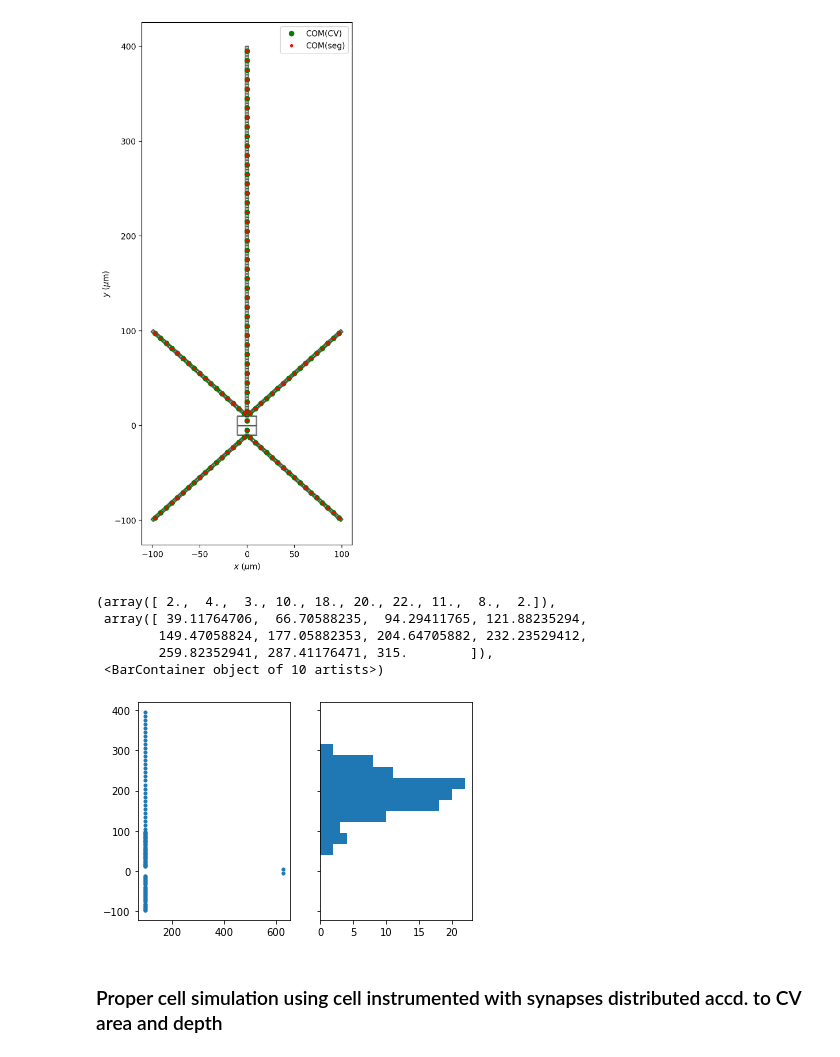
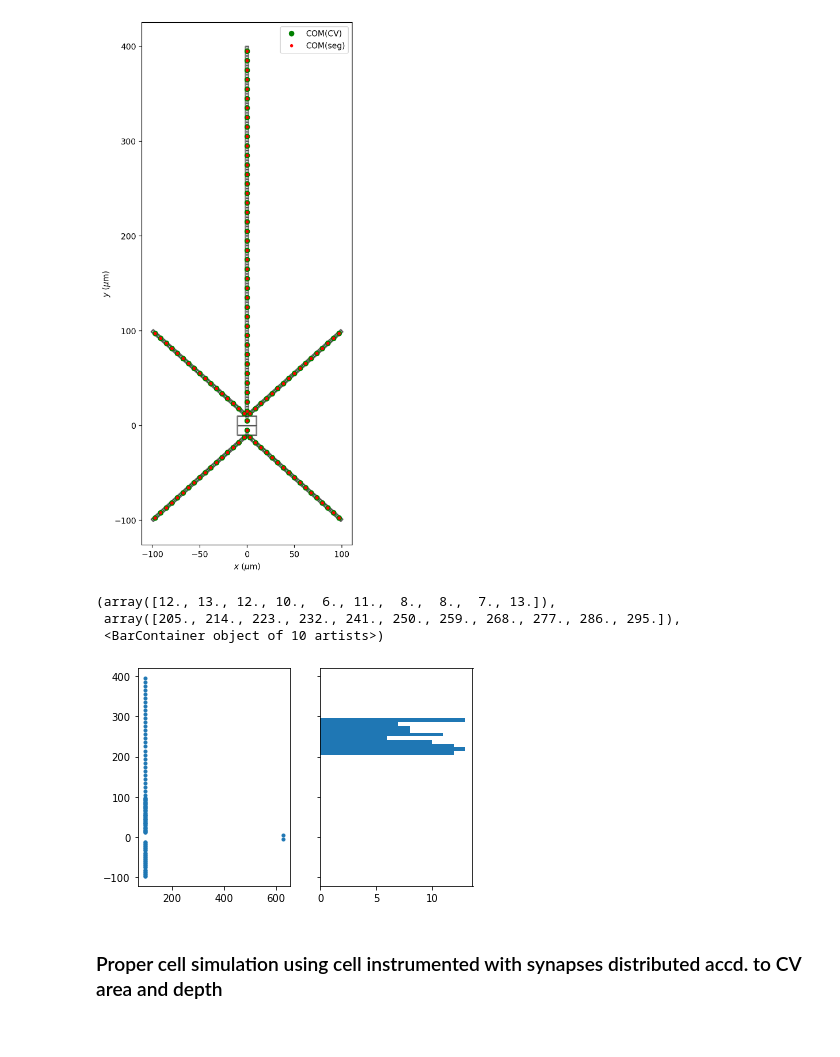
Before and after one commit to INM-6/hybridLFPy, a Jupyter notebook: examples/Example_Arbor_swc_hybridLFPy.ipynb, the cells around one changed output. Saved outputs shown, nothing was run; the diff lists cells and outputs as text; code cells hidden in the pictures.

```diff
--- a/examples/Example_Arbor_swc_hybridLFPy.ipynb
+++ b/examples/Example_Arbor_swc_hybridLFPy.ipynb
@@ -182,7 +182,12 @@ decor.discretization(policy)
 morphology = arbor.load_swc_arbor(morphology_file)
 
 # Label dictionary
-defs = {}
+defs = {
+    'soma': '(tag 1)',
+    'axon': '(tag 2)',
+    'dend': '(tag 3)',
+    'apic': '(tag 4)'
+}
 labels = arbor.label_dict(defs)
 # labels['all'] = '(all)'
 # %%
@@ -365,23 +418,29 @@ def get_rand_idx_area_and_distribution_norm(areas,
     return alias_method(np.arange(areas.size), p, n_syn)
 # %%
 # sanity check
+'''
 inds = get_rand_idx_area_and_distribution_norm(areas, r_bar[:, 2], n_syn=100,
                                                fun=[st.norm],
                                                funargs=[dict(loc=200, scale=50)],
+                                               funweights=[1.])
+'''
+
+# sanity check
+inds = get_rand_idx_area_and_distribution_norm(areas, r_bar[:, 2], n_syn=100,
+                                               fun=[st.uniform],
+                                               funargs=[dict(loc=200, scale=100)],
                                                funweights=[1.])
 
 fig, axes = plt.subplots(1, 2, sharey=True)
 # areas per depth
 axes[0].plot(areas, r_bar[:, 2], '.')
 # num. synapses hist. across depth
 axes[1].hist(r_bar[inds][:, 2], orientation='horizontal')
 # %% [output]
-(array([ 2.,  4.,  3., 10., 18., 20., 22., 11.,  8.,  2.]),
- array([ 39.11764706,  66.70588235,  94.29411765, 121.88235294,
-        149.47058824, 177.05882353, 204.64705882, 232.23529412,
-        259.82352941, 287.41176471, 315.        ]),
+(array([12., 13., 12., 10.,  6., 11.,  8.,  8.,  7., 13.]),
+ array([205., 214., 223., 232., 241., 250., 259., 268., 277., 286., 295.]),
  <BarContainer object of 10 artists>)
-[figure, old version]
+[figure, new version]
 # %% [markdown]
 ### Proper cell simulation using cell instrumented with synapses distributed accd. to CV area and depth
 # %%
```
Also changed, not shown: parts of 11 cells of this notebook.
